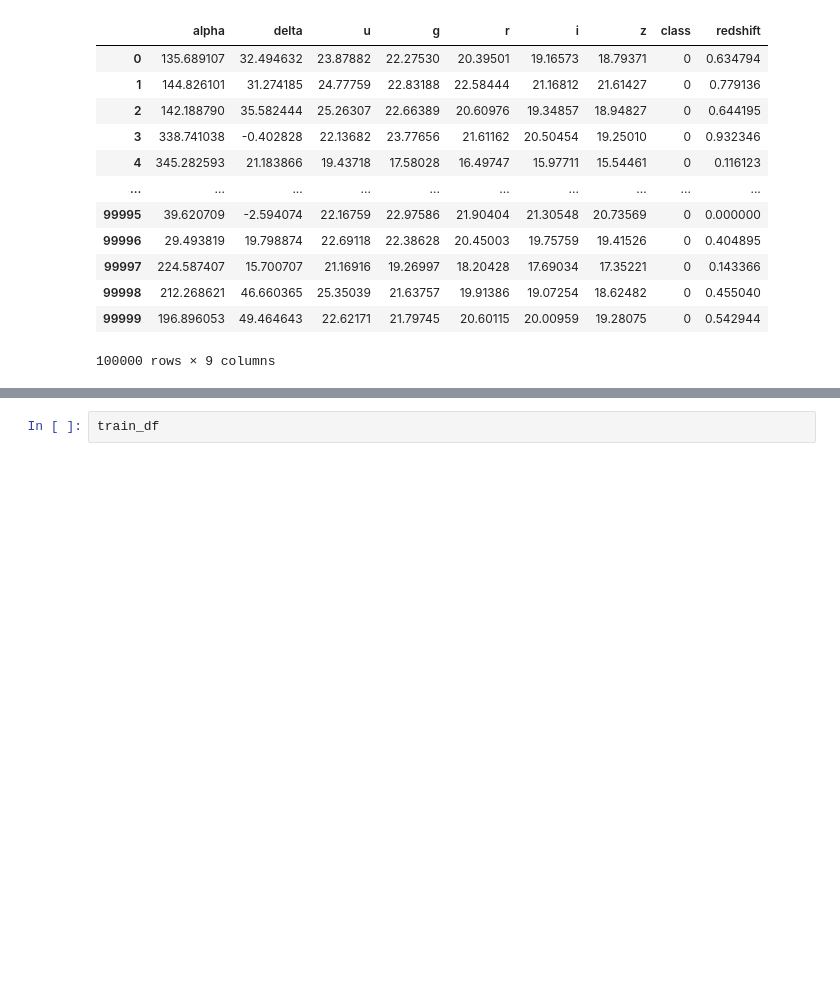
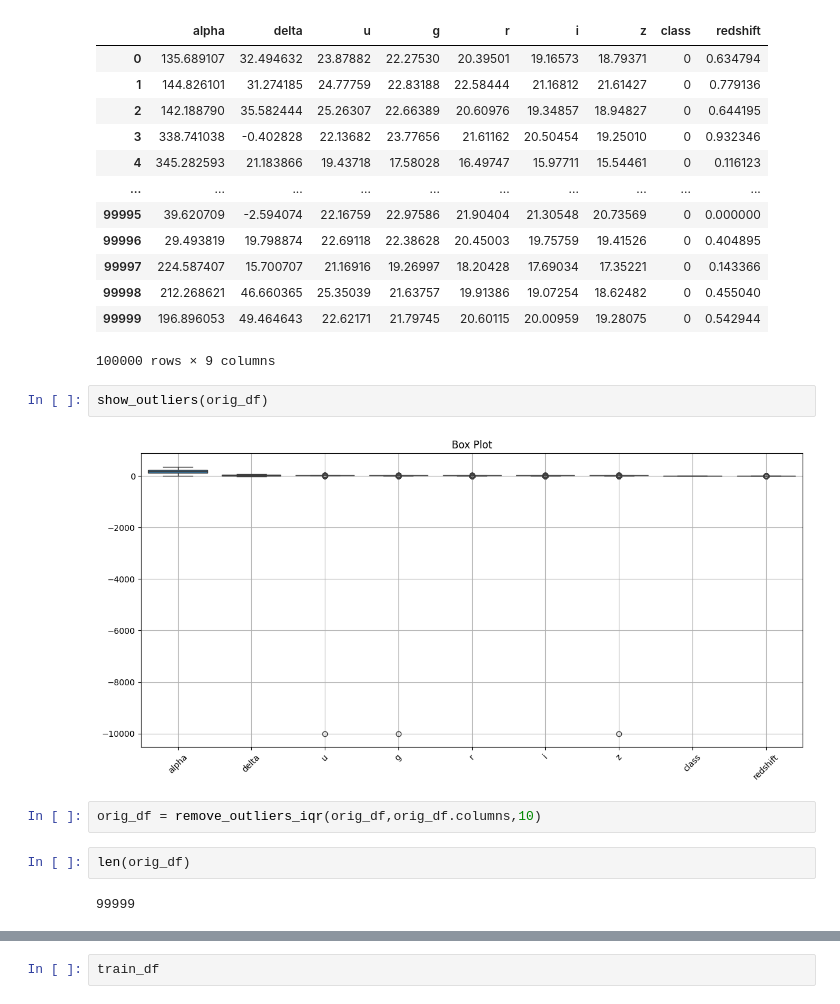
Before and after one commit to abdubakr77/predicting-stellar-class, a Jupyter notebook: notebooks/02_preprocessing.ipynb, the cells around one changed output, grey strips where cells are left out. Saved outputs shown, nothing was run; the diff lists cells and outputs as text; blank space fills up the shorter version.

Commit message:
fix: filter invalid outlier values from the original dataset using a relaxed IQR threshold

```diff
--- a/notebooks/02_preprocessing.ipynb
+++ b/notebooks/02_preprocessing.ipynb
@@ -37,3 +37,13 @@ orig_df
 | 99998 | 212.268621 | 46.660365 | 25.35039 | 21.63757 | 19.91386 | 19.07254 | 18.62482 | 0 | 0.455040 |
 | 99999 | 196.896053 | 49.464643 | 22.62171 | 21.79745 | 20.60115 | 20.00959 | 19.28075 | 0 | 0.542944 |
 100000 rows × 9 columns
+# %%
+show_outliers(orig_df)
+# %% [output]
+[figure, added]
+# %%
+orig_df = remove_outliers_iqr(orig_df,orig_df.columns,10)
+# %%
+len(orig_df)
+# %% [output]
+99999
```
Also changed, not shown: parts of 1 cell of this notebook.
